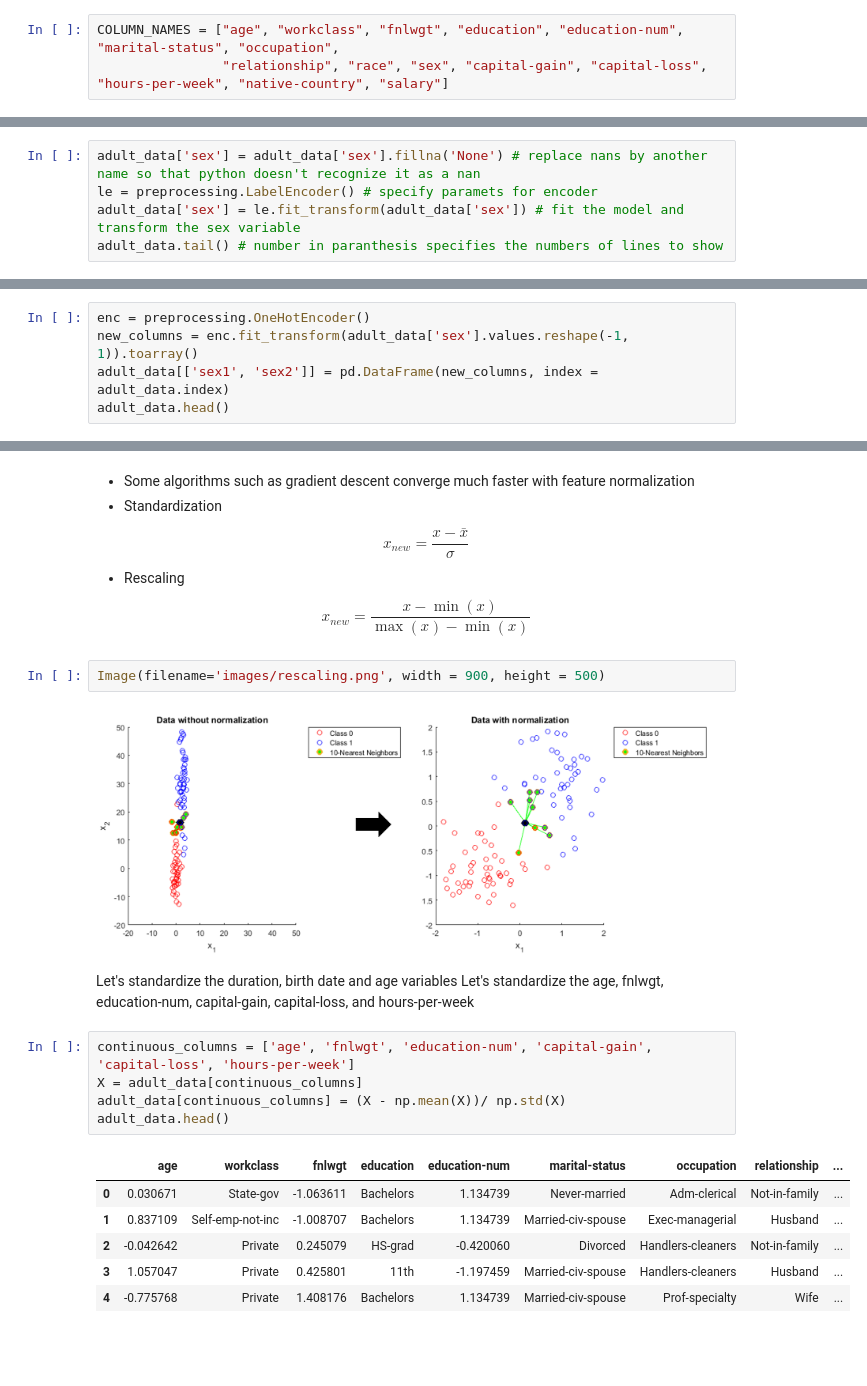
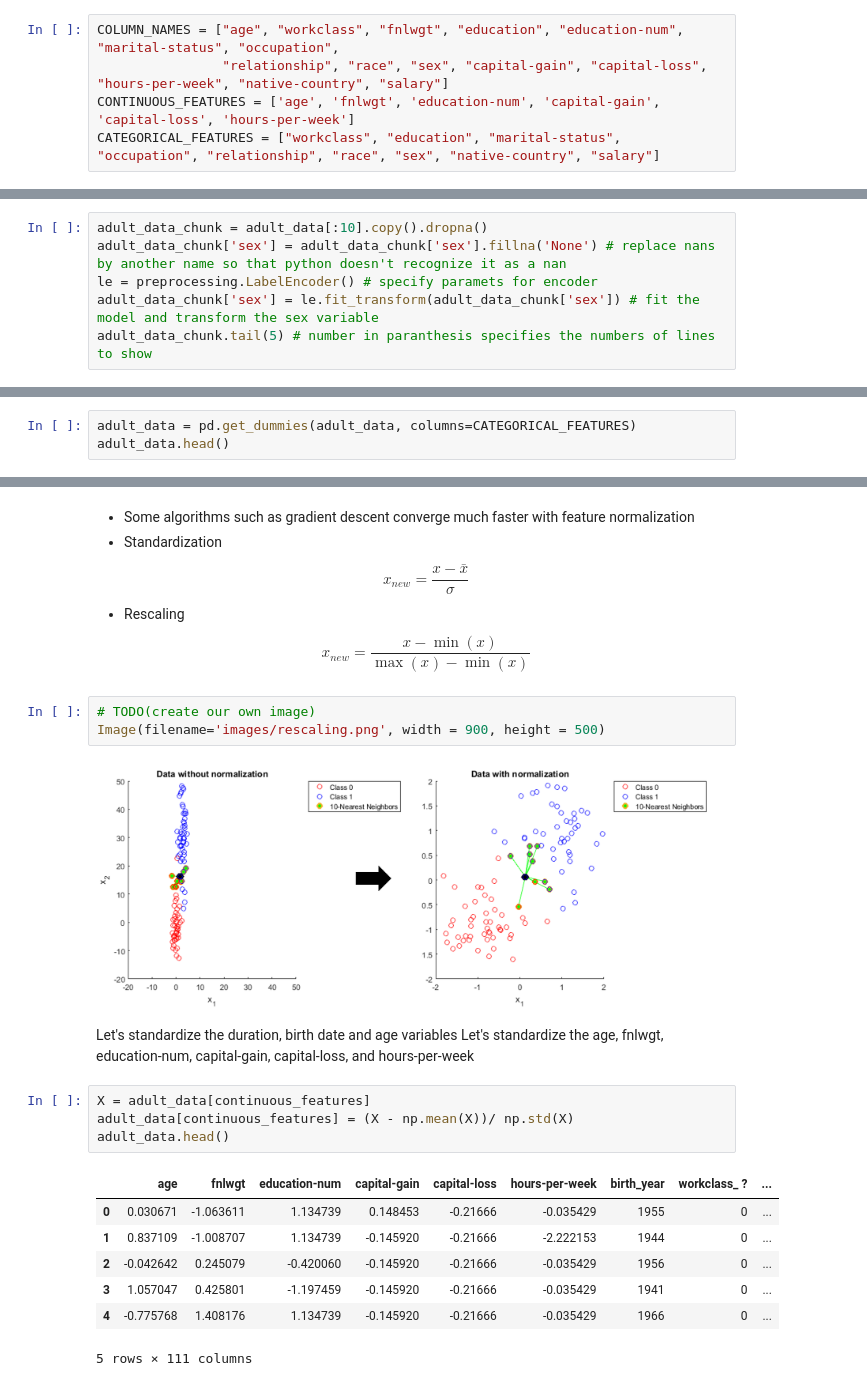
Before and after one commit to heyaudace/ml-bias-fairness, a Jupyter notebook: 1. Getting Started .ipynb, the cells around one changed output, grey strips where cells are left out. Drawn from its saved outputs; the diff is of its cells as text; blank space fills up the shorter version.

```diff
--- a/1. Getting Started .ipynb
+++ b/1. Getting Started .ipynb
@@ -44,6 +43,8 @@ ADULT_TEST_PATH = os.path.join(ADULT_DIRECTORY, 'adult.test')
 # %%
 COLUMN_NAMES = ["age", "workclass", "fnlwgt", "education", "education-num", "marital-status", "occupation",
                 "relationship", "race", "sex", "capital-gain", "capital-loss", "hours-per-week", "native-country", "salary"]
+CONTINUOUS_FEATURES = ['age', 'fnlwgt', 'education-num', 'capital-gain', 'capital-loss', 'hours-per-week']
+CATEGORICAL_FEATURES = ["workclass", "education", "marital-status", "occupation", "relationship", "race", "sex", "native-country", "salary"]
 # %% [markdown]
 ** Load the datasets **
 # %%
@@ -340,7 +330,8 @@ Let's see how one-hot encoding works on the gender variable. First we will trans
 # %%
-adult_data['sex'] = adult_data['sex'].fillna('None') # replace nans by another name so that python doesn't recognize it as a nan
+adult_data_chunk = adult_data[:10].copy().dropna()
+adult_data_chunk['sex'] = adult_data_chunk['sex'].fillna('None') # replace nans by another name so that python doesn't recognize it as a nan
 le = preprocessing.LabelEncoder() # specify paramets for encoder
-adult_data['sex'] = le.fit_transform(adult_data['sex']) # fit the model and transform the sex variable
-adult_data.tail() # number in paranthesis specifies the numbers of lines to show
+adult_data_chunk['sex'] = le.fit_transform(adult_data_chunk['sex']) # fit the model and transform the sex variable
+adult_data_chunk.tail(5) # number in paranthesis specifies the numbers of lines to show
 # %% [output]
 |  | age | workclass | fnlwgt | education | education-num | marital-status | occupation | relationship | ... |
@@ -354,5 +342,0 @@ Now we will encode integer categories 0, and 1 as one-hot vectors.
-# %%
-enc = preprocessing.OneHotEncoder()
-new_columns = enc.fit_transform(adult_data['sex'].values.reshape(-1, 1)).toarray()
-adult_data[['sex1', 'sex2']] = pd.DataFrame(new_columns, index = adult_data.index)
-adult_data.head()
@@ -365,0 +361,3 @@ adult_data.head()
+# %%
+adult_data = pd.get_dummies(adult_data, columns=CATEGORICAL_FEATURES)
+adult_data.head()
@@ -374,6 +384,7 @@ adult_data.head()
 * Standardization $$x_{new} = \frac{x - \bar{x}}{\sigma}$$
 * Rescaling $$x_{new} = \frac{x - \min(x)}{\max(x) - \min(x)}$$
 # %%
+# TODO(create our own image)
 Image(filename='images/rescaling.png', width = 900, height = 500)
 # %% [output]
 [figure]
@@ -381,15 +392,15 @@ Image(filename='images/rescaling.png', width = 900, height = 500)
 Let's standardize the duration, birth date and age variables
 Let's standardize the age, fnlwgt, education-num, capital-gain, capital-loss, and hours-per-week
 # %%
-continuous_columns = ['age', 'fnlwgt', 'education-num', 'capital-gain', 'capital-loss', 'hours-per-week']
-X = adult_data[continuous_columns]
-adult_data[continuous_columns] = (X - np.mean(X))/ np.std(X)
+X = adult_data[continuous_features]
+adult_data[continuous_features] = (X - np.mean(X))/ np.std(X)
 adult_data.head()
 # %% [output]
-|  | age | workclass | fnlwgt | education | education-num | marital-status | occupation | relationship | ... |
-| 0 | 0.030671 | State-gov | -1.063611 | Bachelors | 1.134739 | Never-married | Adm-clerical | Not-in-family | ... |
-| 1 | 0.837109 | Self-emp-not-inc | -1.008707 | Bachelors | 1.134739 | Married-civ-spouse | Exec-managerial | Husband | ... |
-| 2 | -0.042642 | Private | 0.245079 | HS-grad | -0.420060 | Divorced | Handlers-cleaners | Not-in-family | ... |
-| 3 | 1.057047 | Private | 0.425801 | 11th | -1.197459 | Married-civ-spouse | Handlers-cleaners | Husband | ... |
-| 4 | -0.775768 | Private | 1.408176 | Bachelors | 1.134739 | Married-civ-spouse | Prof-specialty | Wife | ... |
+|  | age | fnlwgt | education-num | capital-gain | capital-loss | hours-per-week | birth_year | workclass_ ? | ... |
+| 0 | 0.030671 | -1.063611 | 1.134739 | 0.148453 | -0.21666 | -0.035429 | 1955 | 0 | ... |
+| 1 | 0.837109 | -1.008707 | 1.134739 | -0.145920 | -0.21666 | -2.222153 | 1944 | 0 | ... |
+| 2 | -0.042642 | 0.245079 | -0.420060 | -0.145920 | -0.21666 | -0.035429 | 1956 | 0 | ... |
+| 3 | 1.057047 | 0.425801 | -1.197459 | -0.145920 | -0.21666 | -0.035429 | 1941 | 0 | ... |
+| 4 | -0.775768 | 1.408176 | 1.134739 | -0.145920 | -0.21666 | -0.035429 | 1966 | 0 | ... |
+5 rows × 111 columns
 # %% [markdown]
```
Also changed, not shown: parts of 30 cells of this notebook, 3 other files.
